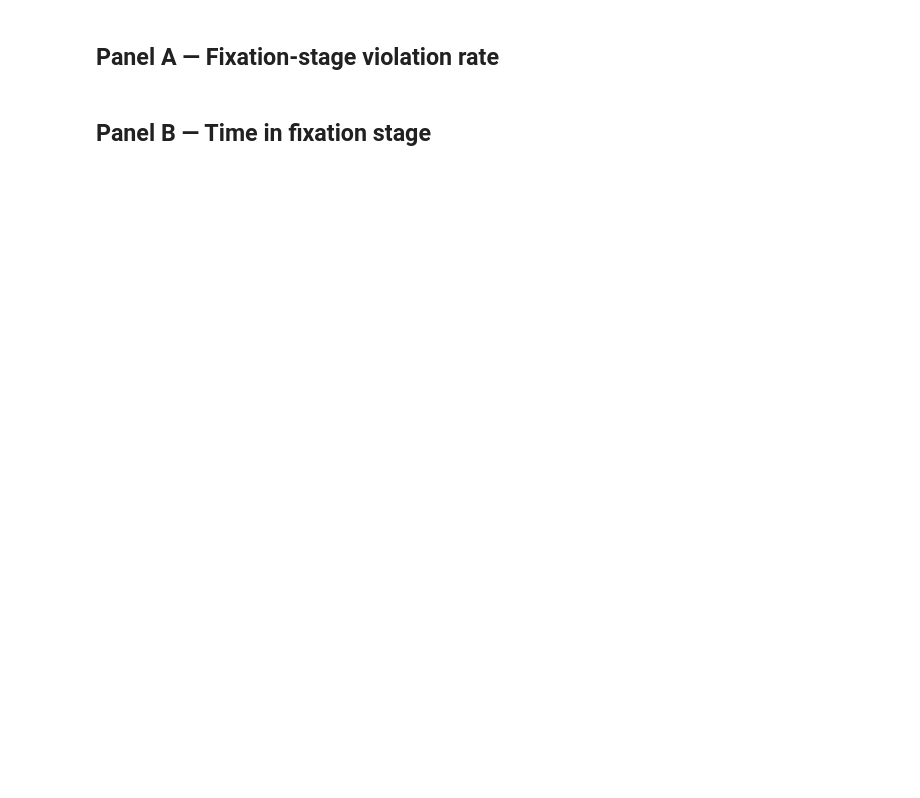
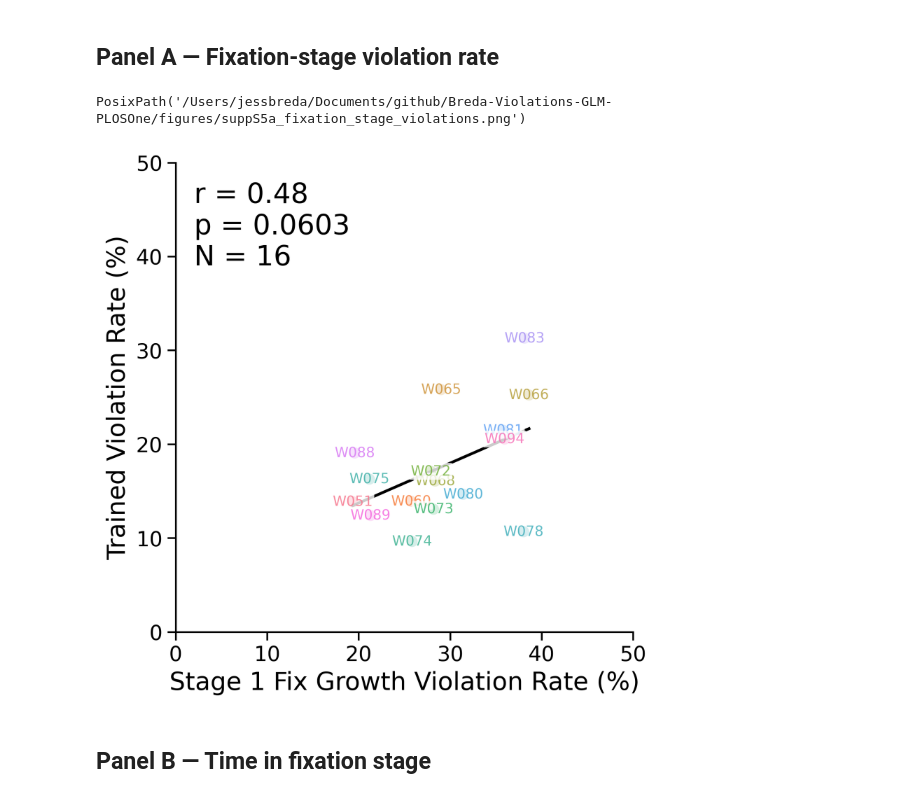
Before and after one commit to Brody-Lab/Breda-Violations-GLM-PLOSOne, a Jupyter notebook: notebooks/suppS5.ipynb, the cells around one changed output. Saved outputs shown, nothing was run; the diff lists cells and outputs as text; code cells hidden in the pictures; blank space fills up the shorter version.

```diff
--- a/notebooks/suppS5.ipynb
+++ b/notebooks/suppS5.ipynb
@@ -21,15 +17,8 @@
 # %%
+import seaborn as sns
 import matplotlib.pyplot as plt
-import pandas as pd
-import seaborn as sns
 
-from violations_glm.config import VIOLATION_COLOR
 from violations_glm.io import (
-    load_autocorrelation_summary,
-    load_history_robustness,
-    load_session_edge_rates,
-    load_session_position_statistics,
-    load_session_progress_violation_rates,
     load_training_predictor_statistics,
     load_training_predictors,
 )
@@ -47,7 +36,7 @@ sns.set_context(
     rc={
         "font.size": 20,
         "axes.titlesize": 20,
-        "axes.labelsize": 20,
+        "axes.labelsize": 18,
         "axes.titleweight": "bold",
         "xtick.labelsize": 15,
         "ytick.labelsize": 15,
@@ -65,25 +50,37 @@ trained_viol_label = "Trained Violation Rate (%)"
 # %% [markdown]
 ## Panel A — Fixation-stage violation rate
 # %%
-fig, ax = plt.subplots(figsize=(6, 4))
+fig, ax = plt.subplots(figsize=(6, 6))
 animal_association_scatter(
     ax,
     training_predictors,
     "fixation_stage_viol_rate",
     "trained_viol_rate",
     training_statistics["fixation_stage_viol_rate"],
     palette=palette,
 )
 ax.set(
-    xlabel="Fix Grow Stage 1 Violation Rate (%)",
+    xlabel="Stage 1 Fix Growth Violation Rate (%)",
     ylabel=trained_viol_label,
-    title="Fixation-Stage Violations",
     ylim=(0, 50),
     xlim=(0, 50),
 )
+# Add animal IDs as text labels on each dot
+for idx, row in training_predictors.iterrows():
+    ax.text(
+        row["fixation_stage_viol_rate"], row["trained_viol_rate"], row["animal_id"],
+        fontsize=10,
+        color=palette.get(row['animal_id'], "black"),
+        ha="center", va="center", alpha=0.8,
+        bbox=dict(facecolor='white', edgecolor='none',
+                  boxstyle='round,pad=0.1', alpha=0.8),
+    )
 sns.despine(ax=ax)
 fig.tight_layout()
 save_figure(fig, "suppS5a_fixation_stage_violations")
+# %% [output]
+PosixPath('/Users/jessbreda/Documents/github/Breda-Violations-GLM-PLOSOne/figures/suppS5a_fixation_stage_violations.png')
+[figure, added]
 # %% [markdown]
 ## Panel B — Time in fixation stage
 # %%
```
Also changed, not shown: parts of 13 cells of this notebook, 5 other files.
